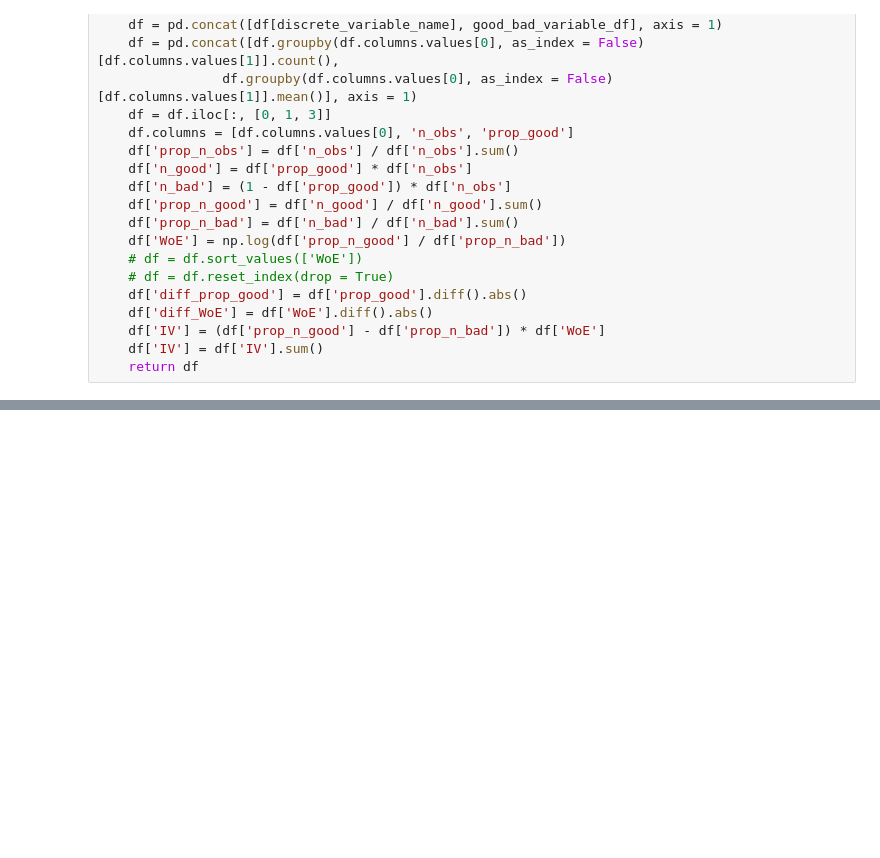
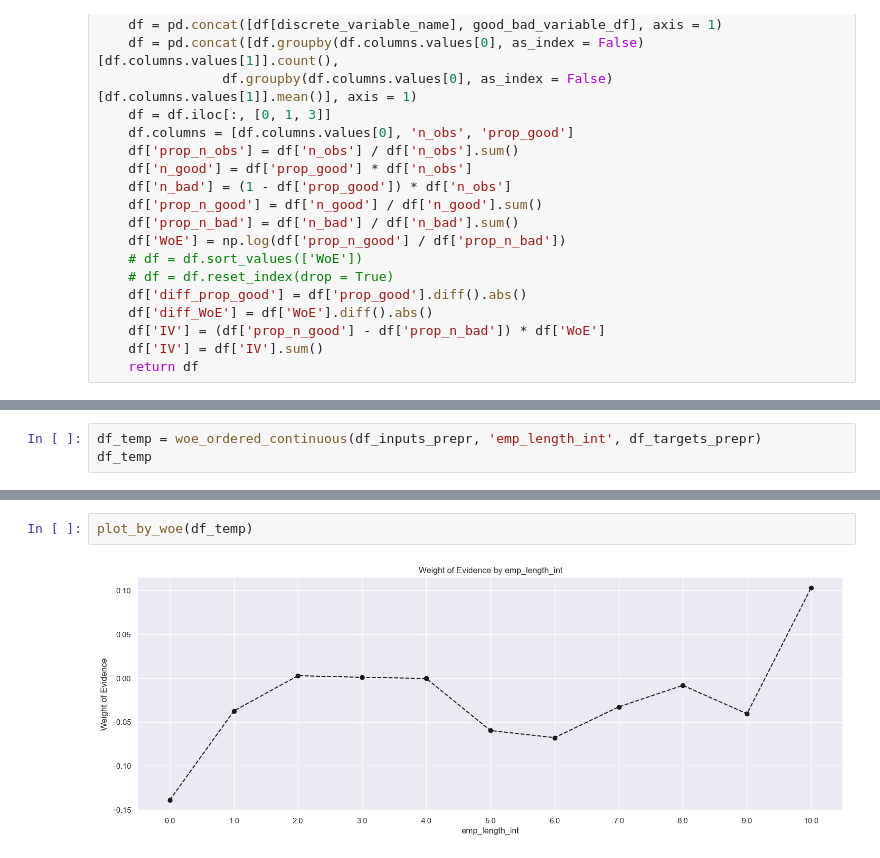
Before and after one commit to shruti-sriniv/Cred-Risk, a Jupyter notebook: Data Processing.ipynb, the cells around one changed output, grey strips where cells are left out. Drawn from its saved outputs; the diff is of its cells as text; blank space fills up the shorter version.

```diff
--- a/Data Processing.ipynb
+++ b/Data Processing.ipynb
@@ -955,0 +1007,3 @@ def woe_ordered_continuous(df, discrete_variable_name, good_bad_variable_df):
+# %%
+df_temp = woe_ordered_continuous(df_inputs_prepr, 'emp_length_int', df_targets_prepr)
+df_temp
@@ -955,0 +1023,4 @@ def woe_ordered_continuous(df, discrete_variable_name, good_bad_variable_df):
+# %%
+plot_by_woe(df_temp)
+# %% [output]
+[figure, added]
```
Also changed, not shown: parts of 14 cells of this notebook.
